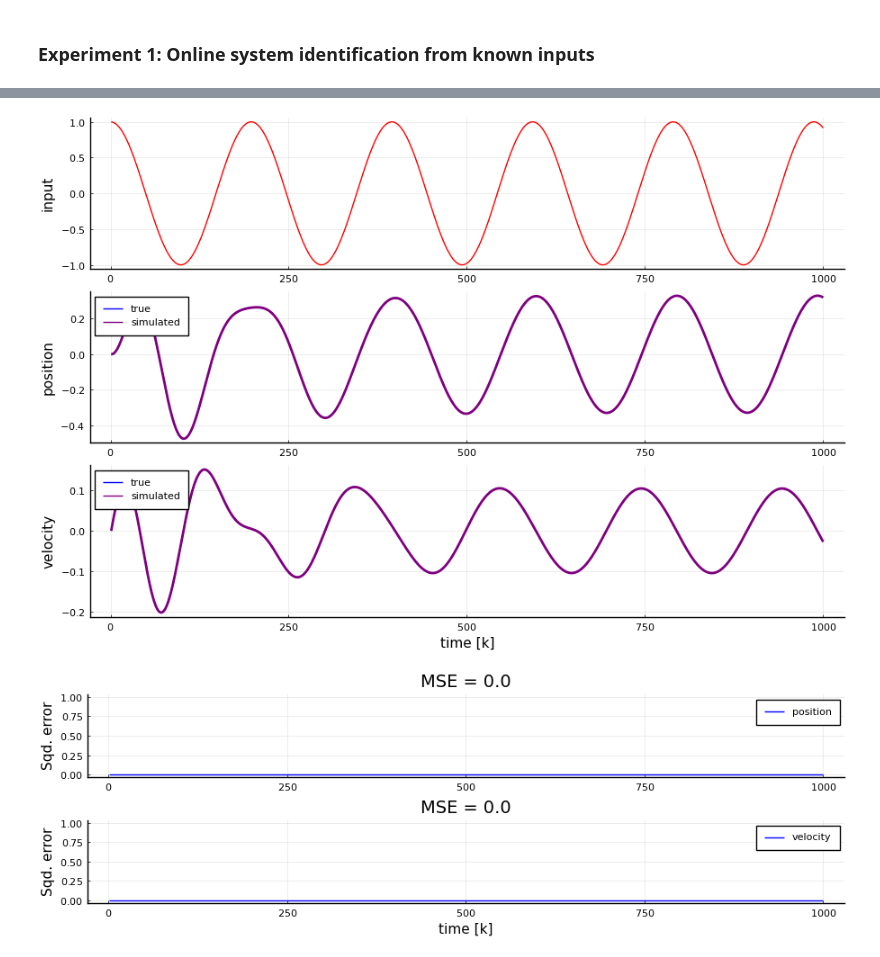
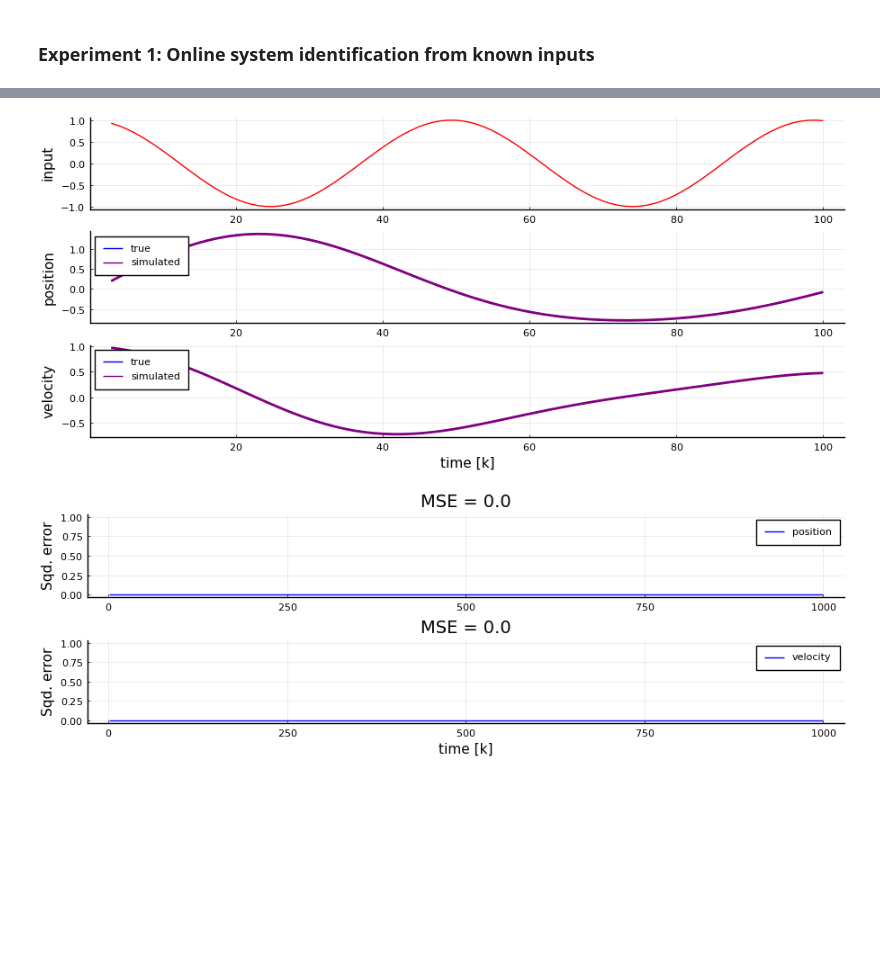
Before and after one commit to wmkouw/actinf-oscillator, a Jupyter notebook: demo_ActInf-GFX-oscillator.ipynb, the cells around one changed output, grey strips where cells are left out. Drawn from its saved outputs; the diff is of its cells as text; code cells hidden in the pictures; blank space fills up the shorter version.

```diff
--- a/demo_ActInf-GFX-oscillator.ipynb
+++ b/demo_ActInf-GFX-oscillator.ipynb
@@ -415,7 +403,7 @@ We validate the identified system by computing simulation error on the validatio
 T_val = 1000
 
 # Input signal
-input_val = cos.(Δt .*(1:T_val)./π);
+input_val = cos.(Δt .*(1:T_val).* 4/π);
 # %%
 # Preallocate arrays
 states_val = zeros(T_val,2)
@@ -426,7 +414,7 @@ preds = (zeros(T_val,2), zeros(T_val,2,2))
 
 # Initial states
 states_val[1,1] = 0.0
-states_val[1,2] = 0.0
+states_val[1,2] = 1.0
 
 # Initial predictions
 preds[1][1,:] = states_val[1,:]
@@ -449,23 +439,23 @@ end
 # %%
-# zoom = 3:min(300,T_val)
-zoom = 1:T_val
+zoom = 3:min(100,T_val)
+# zoom = 1:T_val
 
 # Input
 p301 = plot(zoom, input_val[zoom], ylabel="input", label="", color="red")
 
 # Simulated position
 p302 = plot(zoom, states_val[zoom,1], ylabel="position", label="true", color="blue", size=(900,300), legend=:topleft)
 plot!(zoom, preds[1][zoom,1], label="simulated", linewidth=2, color="purple")
 # plot!(zoom, preds[1][zoom,1], ribbon=[sqrt.(preds[2][zoom,1,1]), sqrt.(preds[2][zoom,1,1])], label="", color="purple")
 
 # Simulated velocity
 p303 = plot(zoom, states_val[zoom,2], ylabel="velocity", label="true", xlabel="time [k]", color="blue", size=(900,300), legend=:topleft)
 plot!(zoom, preds[1][zoom,2], label="simulated", linewidth=2, color="purple")
 # plot!(zoom, preds[1][zoom,2], ribbon=[sqrt.(preds[2][zoom,2,2]), sqrt.(preds[2][zoom,2,2])], label="", color="purple")
 
-p300 = plot(p301,p302,p303, layout=(3,1), size=(900,600))
+p300 = plot(p301,p302,p303, layout=(3,1), size=(900,400))
 # %% [output]
-[figure, old version]
+[figure, new version]
 # %%
 savefig(p300, "figures/simulations.png")
 # %%
```
Also changed, not shown: parts of 34 cells of this notebook, 2 other files.
